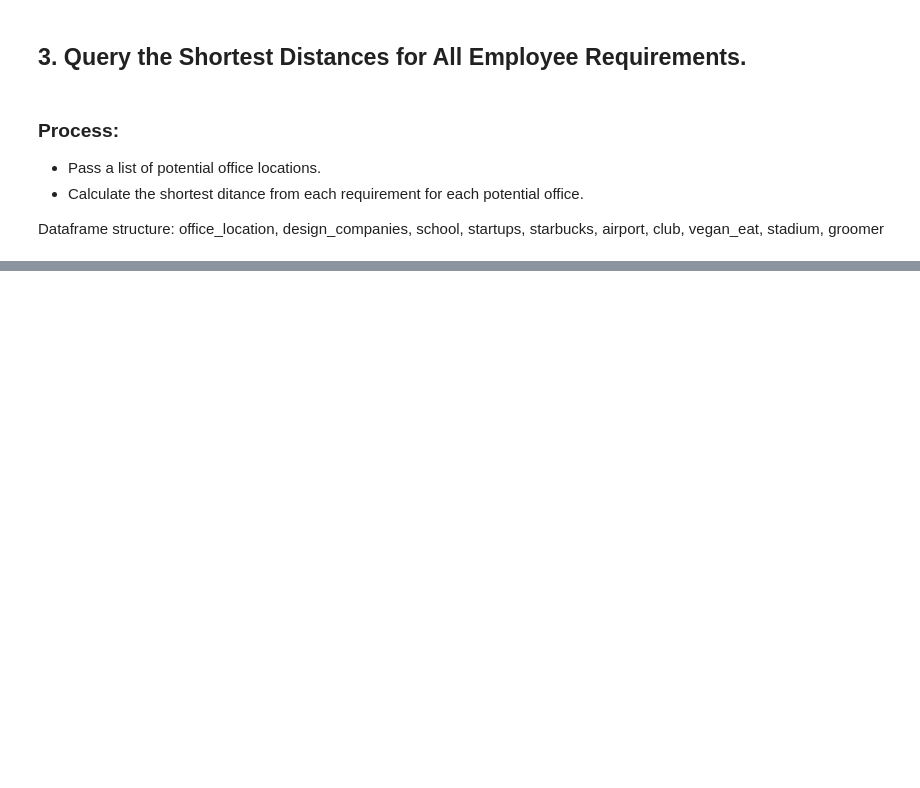
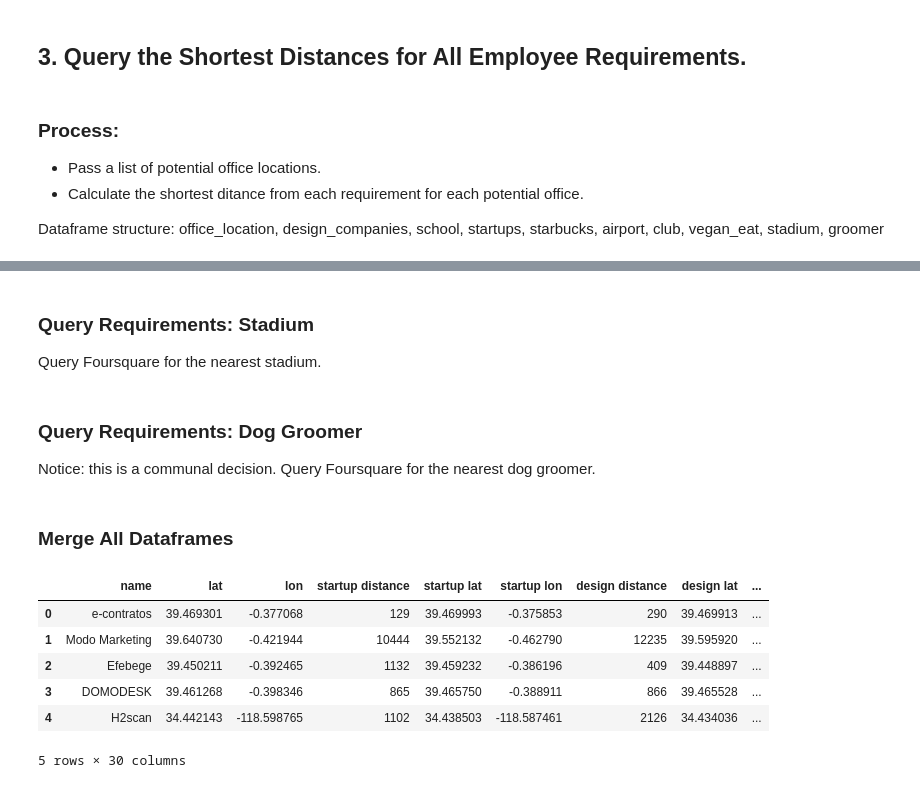
Before and after one commit to VeniceHartwell/project-3-geo, a Jupyter notebook: Analysis.ipynb, the cells around one changed output, grey strips where cells are left out. Cells and saved outputs as stored; diff of their text form; code cells hidden in the pictures; blank space fills up the shorter version.

```diff
--- a/Analysis.ipynb
+++ b/Analysis.ipynb
@@ -116,0 +212,5 @@ Weight value of all employeees: Multiply salary (glassdoor avg) by number of emp
+# %%
+# query Foursquare for the closest venue
+val_nearest_club = get_venue('club',val)
+bcn_nearest_club = get_venue('club',bcn)
+mad_nearest_club = get_venue('club',mad)
@@ -116,0 +226,4 @@ Weight value of all employeees: Multiply salary (glassdoor avg) by number of emp
+# %% [markdown]
+### Query Requirements: Stadium
+
+Query Foursquare for the nearest stadium.
@@ -116,0 +235,4 @@ Weight value of all employeees: Multiply salary (glassdoor avg) by number of emp
+# %% [markdown]
+### Query Requirements: Dog Groomer
+Notice: this is a communal decision.
+Query Foursquare for the nearest dog groomer.
@@ -116,0 +244,35 @@ Weight value of all employeees: Multiply salary (glassdoor avg) by number of emp
+# %% [markdown]
+### Merge All Dataframes
+# %%
+# merge madrid dataframes for easy access
+df_list = [mad, mad_nearest_startup, mad_nearest_designer, mad_nearest_starbucks, mad_nearest_airport,
+           mad_nearest_school, mad_nearest_club, mad_nearest_vegan, mad_nearest_stadium, mad_nearest_groomer]
+import functools as ft
+mad_complete = ft.reduce(lambda left, right: pd.merge(left, right, on='name'), df_list)
+
+# merge barcelona dataframes for easy access
+df_list = [bcn, bcn_nearest_startup, bcn_nearest_designer, bcn_nearest_starbucks, bcn_nearest_airport,
+           bcn_nearest_school, bcn_nearest_club, bcn_nearest_vegan, bcn_nearest_stadium, bcn_nearest_groomer]
+import functools as ft
+bcn_complete = ft.reduce(lambda left, right: pd.merge(left, right, on='name'), df_list)
+
+# merge valencia dataframes for easy access
+df_list = [val, val_nearest_startup, val_nearest_designer, val_nearest_starbucks, val_nearest_airport,
+           val_nearest_school, val_nearest_club, val_nearest_vegan, val_nearest_stadium, val_nearest_groomer]
+import functools as ft
+val_complete = ft.reduce(lambda left, right: pd.merge(left, right, on='name'), df_list)
+
+# save dataframes to csvs
+mad_complete.to_csv("output/madrid_office_proximity.csv")
+bcn_complete.to_csv("output/barcelona_office_proximity.csv")
+val_complete.to_csv("output/valencia_office_proximity.csv")
+
+val_complete
+# %% [output]
+|  | name | lat | lon | startup distance | startup lat | startup lon | design distance | design lat | ... |
+| 0 | e-contratos | 39.469301 | -0.377068 | 129 | 39.469993 | -0.375853 | 290 | 39.469913 | ... |
+| 1 | Modo Marketing | 39.640730 | -0.421944 | 10444 | 39.552132 | -0.462790 | 12235 | 39.595920 | ... |
+| 2 | Efebege | 39.450211 | -0.392465 | 1132 | 39.459232 | -0.386196 | 409 | 39.448897 | ... |
+| 3 | DOMODESK | 39.461268 | -0.398346 | 865 | 39.465750 | -0.388911 | 866 | 39.465528 | ... |
+| 4 | H2scan | 34.442143 | -118.598765 | 1102 | 34.438503 | -118.587461 | 2126 | 34.434036 | ... |
+5 rows × 30 columns
```
Also changed, not shown: parts of 42 cells of this notebook, 7 other files.
